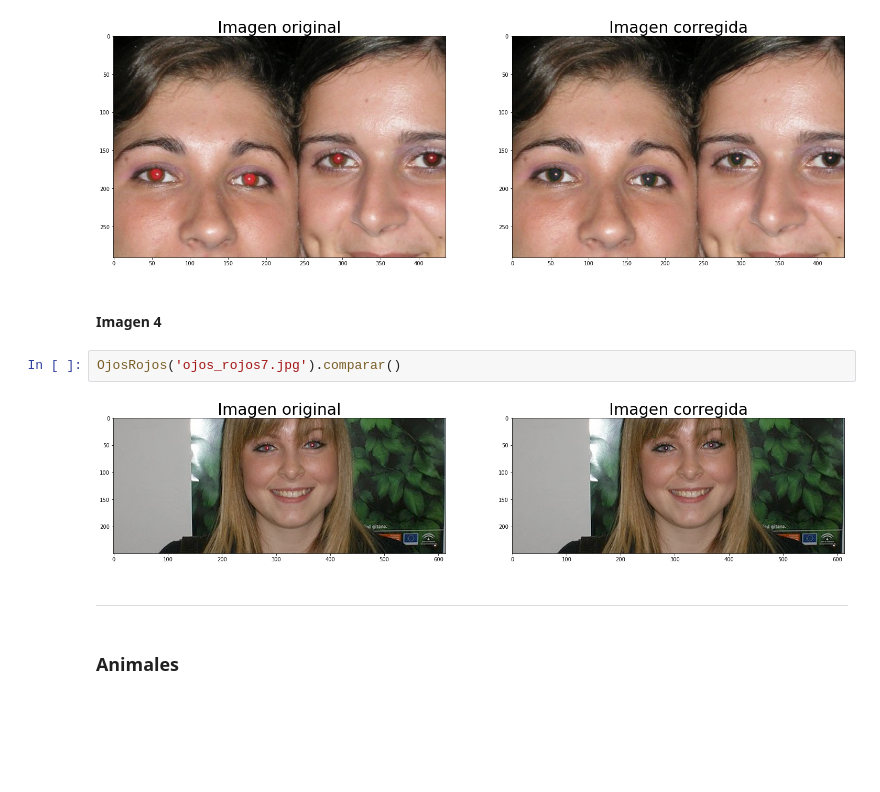
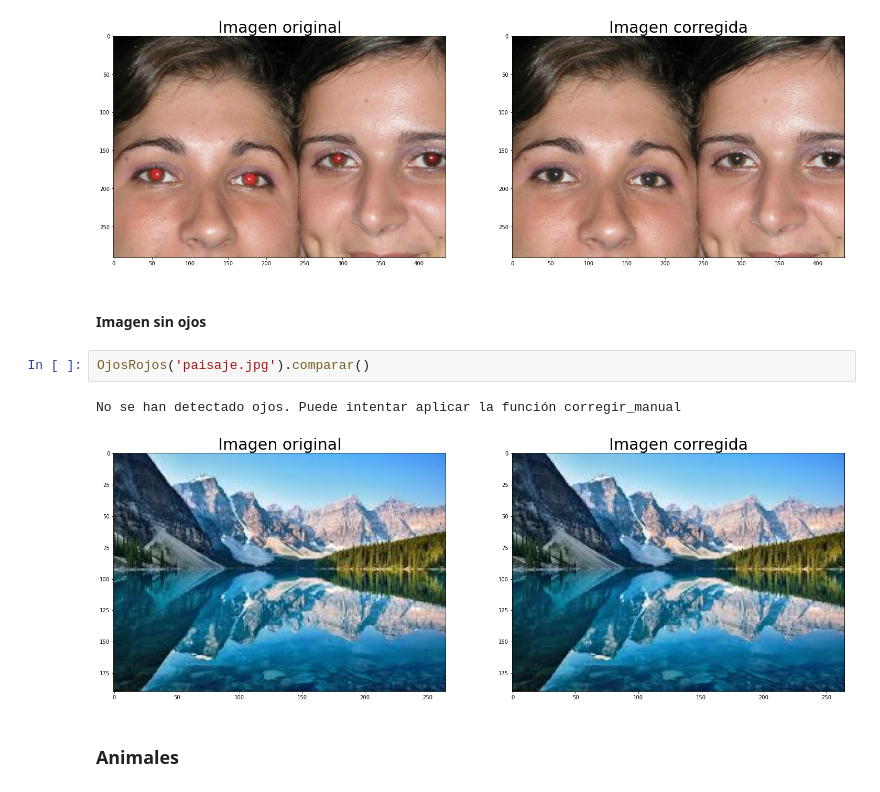
Before and after one commit to franciscocobo/Lab1-percepcioncomputacional, a Jupyter notebook: Lab1_Grupo18_Team2.ipynb, the cells around one changed output. Drawn from its saved outputs; the diff is of its cells as text; blank space fills up the shorter version.

```diff
--- a/Lab1_Grupo18_Team2.ipynb
+++ b/Lab1_Grupo18_Team2.ipynb
@@ -212,13 +233,12 @@ OjosRojos('ojos_rojos5.jpg').comparar()
 # %% [output]
 [figure]
 # %% [markdown]
-#### Imagen 4
+#### Imagen sin ojos
 # %%
-OjosRojos('ojos_rojos7.jpg').comparar()
+OjosRojos('paisaje.jpg').comparar()
 # %% [output]
+No se han detectado ojos. Puede intentar aplicar la función corregir_manual
-[figure, old version]
+[figure, new version]
-# %% [markdown]
----
 # %% [markdown]
 ### Animales
 # %% [markdown]
```
Also changed, not shown: parts of 4 cells of this notebook.
